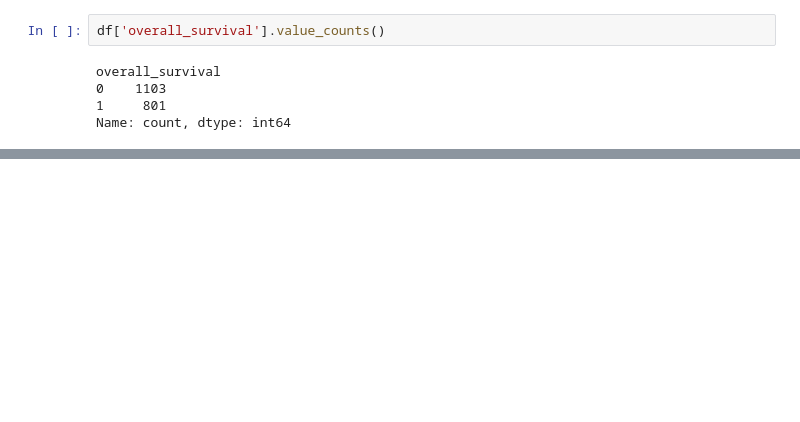
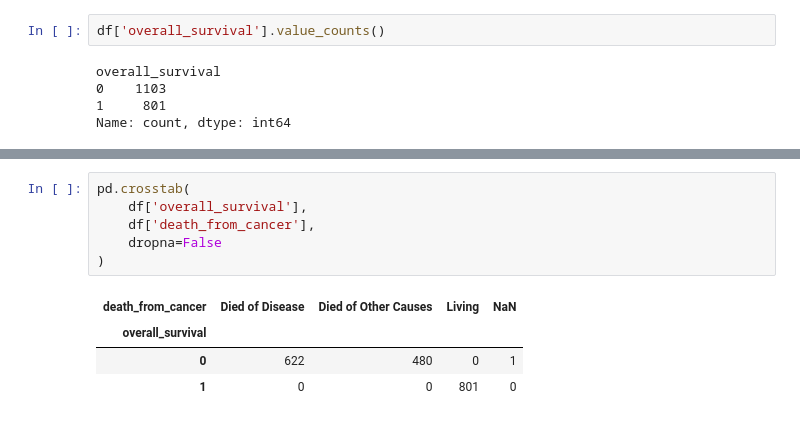
Before and after one commit to uroojzaidi709/cancer-risk-explainable-ml, a Jupyter notebook: notebooks/01_eda.ipynb, the cells around one changed output, grey strips where cells are left out. Drawn from its saved outputs; the diff is of its cells as text; blank space fills up the shorter version.

```diff
--- a/notebooks/01_eda.ipynb
+++ b/notebooks/01_eda.ipynb
@@ -278,0 +134,11 @@ Categorical Columns:
+# %%
+pd.crosstab(
+    df['overall_survival'],
+    df['death_from_cancer'],
+    dropna=False
+)
+# %% [output]
+| death_from_cancer | Died of Disease | Died of Other Causes | Living | NaN |
+| overall_survival |  |  |  |  |
+| 0 | 622 | 480 | 0 | 1 |
+| 1 | 0 | 0 | 801 | 0 |
```
Also changed, not shown: parts of 27 cells of this notebook, 8 other files.
